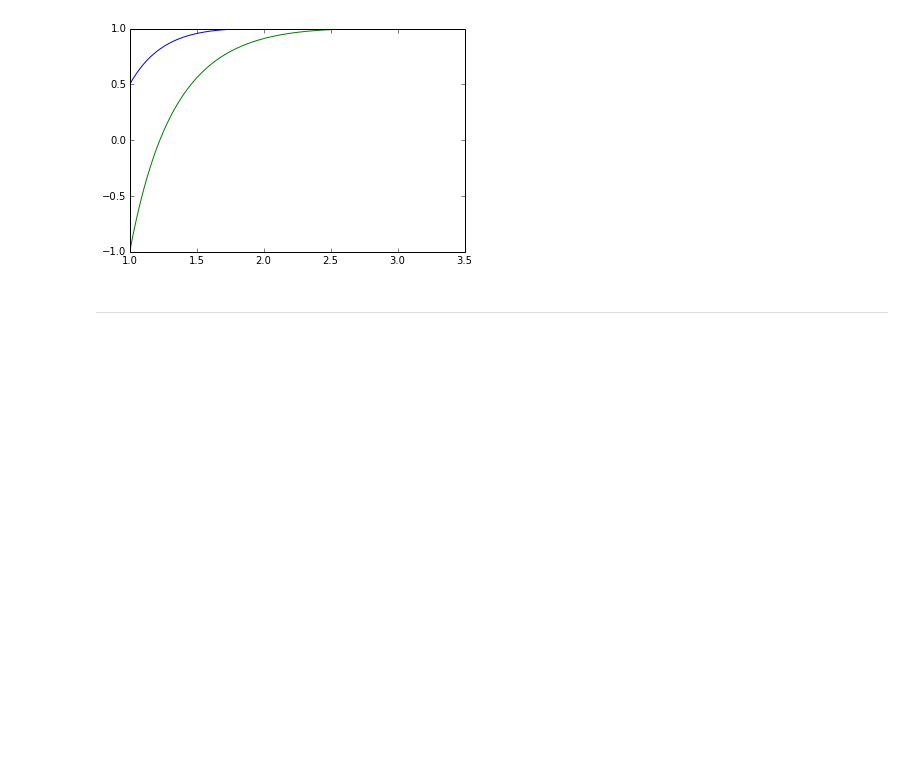
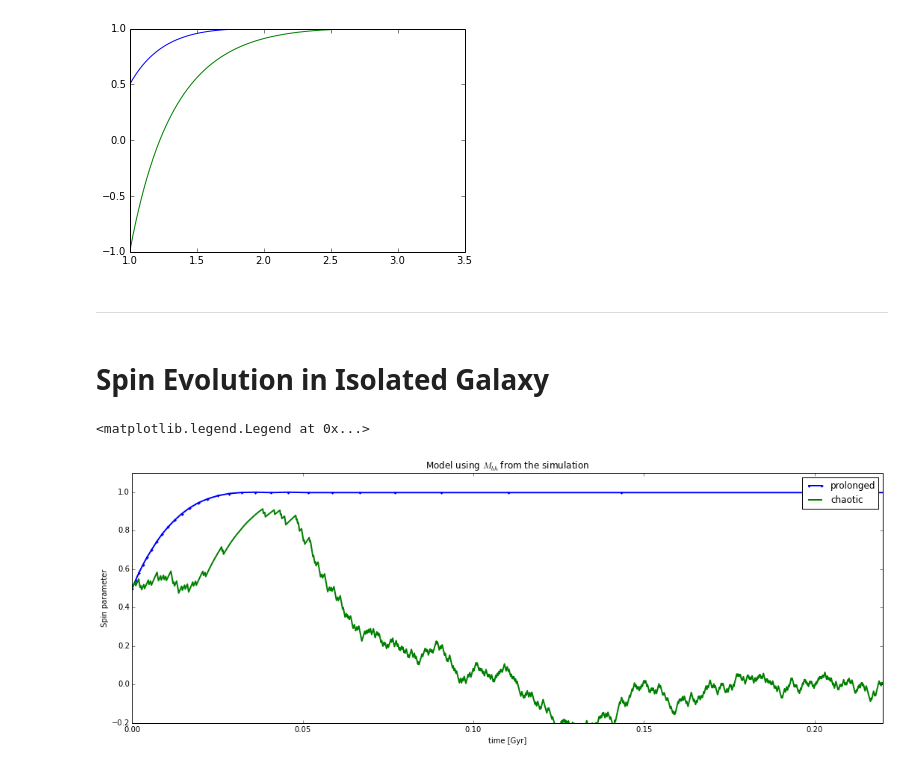
Before and after one commit to sbustamante/CosmologicalBlackHoles, a Jupyter notebook: Codes/spin_evolution.ipynb, the cells around one changed output. Cells and saved outputs as stored; diff of their text form; code cells hidden in the pictures; blank space fills up the shorter version.

Commit message:
New results from spin evolution

```diff
--- a/Codes/spin_evolution.ipynb
+++ b/Codes/spin_evolution.ipynb
@@ -34,11 +34,12 @@ import matplotlib.image as mpimg
 import numpy as np
 import os
 import h5py
+execfile( '/home/bustamsn/PhD/Data/spin_evolution/scripts/dynamical_friction.py' )
 
 #Data folder
-DataFolder = '/home/bustamsn/PhD/Data/gravitational_kick/'
+DataFolder = '/home/bustamsn/PhD/Data/spin_evolution/'
 #Results folder
-DataResults = './results/'
+DataResults = '/home/bustamsn/PhD/Data/spin_evolution/data/'
 #Loaddata flag
 LoadData = True
 # %% [output]
@@ -98,3 +103,47 @@ plt.plot( MfM0, spin_evolution( MfM0, -1.0 ) )
 [figure]
 # %% [markdown]
 - - -
+# %% [markdown]
+# Spin Evolution in Isolated Galaxy
+# %%
+execfile( '/home/bustamsn/PhD/Data/spin_evolution/scripts/dynamical_friction.py' )
+LoadData = True
+#Loading simulations
+test01 = black_hole_sim( simulation = 'test01',
+                         snapbase = 'snapshot',
+                         n_snap = 274,
+                         datafolder = DataFolder,
+                         resultsfolder = DataResults,
+                         center = [250,250,250] )
+
+if LoadData:
+    test01.load_trajectory( )
+else:
+    test01.read_trajectory( )
+
+test00 = black_hole_sim( simulation = 'test00',
+                         snapbase = 'snapshot',
+                         n_snap = 274,
+                         datafolder = DataFolder,
+                         resultsfolder = DataResults,
+                         center = [250,250,250] )
+
+if LoadData:
+    test00.load_trajectory( )
+else:
+    test00.read_trajectory( )
+# %%
+plt.figure( figsize = (18,6) )
+test00.spin_evolution( mode='continuous', alpha = 0.1, a0 = 0.5 )
+plt.plot( test00.tms, test00.aps, '.-', label='prolonged', lw=2 )
+test01.spin_evolution( mode='chaotic', alpha = 0.1, a0 = 0.5 )
+plt.plot( test01.tms, test01.aps, '-', label='chaotic', lw=2 )
+plt.title('Model using $M_{bh}$ from the simulation')
+plt.ylim( (-0.2,1.1) )
+plt.xlim( (0,0.22) )
+plt.ylabel("Spin parameter")
+plt.xlabel("time [Gyr]")
+plt.legend()
+# %% [output]
+<matplotlib.legend.Legend at 0x...>
+[figure, added]
```
Also changed, not shown: parts of 6 cells of this notebook.
